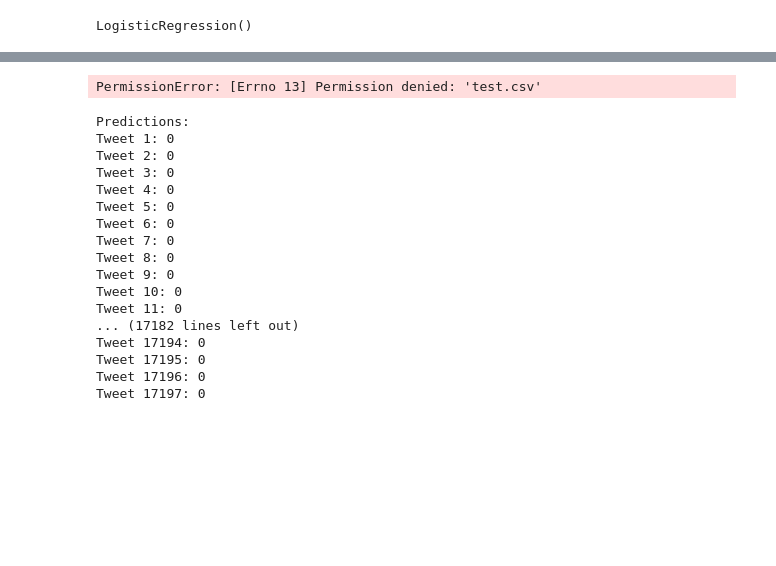
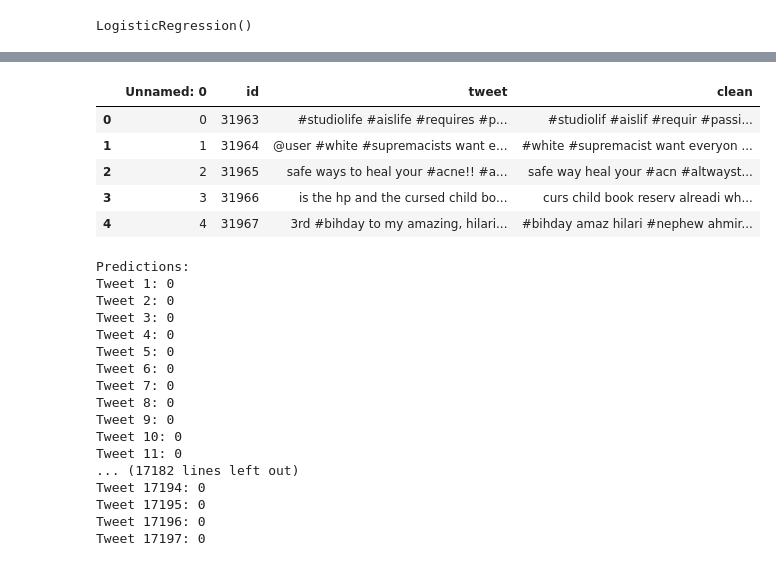
Before and after one commit to AbhinavKumar777/Twitter-Sentiment-Analysis, a Jupyter notebook: Twitter sentiment analysis.ipynb, the cells around one changed output, grey strips where cells are left out. Saved outputs shown, nothing was run; the diff lists cells and outputs as text; code cells hidden in the pictures; blank space fills up the shorter version.

Commit message:
Cleaned the project

```diff
--- a/Twitter sentiment analysis.ipynb
+++ b/Twitter sentiment analysis.ipynb
@@ -229,5 +209,5 @@ Accuracy : 0.9484419972469028
 # %%
-td = pd.read_csv('test.csv')
+td = pd.read_csv(r'data/test.csv')
 td['clean'] = np.vectorize(remove_pattern)(td['tweet'],'@[\w]*')
 td['clean'] = td['clean'].apply(lambda x: " ".join([w for w in clean_text(x).split() if len(w) > 3]))
 td.head()
@@ -241,13 +221,17 @@ td.head()
 # %%
 tokenized_tweet = td['clean'].apply(lambda x: x.split())
 tokenized_tweet = tokenized_tweet.apply(lambda sentence: [stemmer.stem(word) for word in sentence])
-td = td.to_csv('test.csv',index = False)
 for i in range(len(tokenized_tweet)):
     tokenized_tweet[i] = " ".join(tokenized_tweet[i])
 td['clean'] = tokenized_tweet
 td.head()
 # %% [output]
-PermissionError: [Errno 13] Permission denied: 'test.csv'
+|  | Unnamed: 0 | id | tweet | clean |
+| 0 | 0 | 31963 | #studiolife #aislife #requires #p... | #studiolif #aislif #requir #passi... |
+| 1 | 1 | 31964 | @user #white #supremacists want e... | #white #supremacist want everyon ... |
+| 2 | 2 | 31965 | safe ways to heal your #acne!! #a... | safe way heal your #acn #altwayst... |
+| 3 | 3 | 31966 | is the hp and the cursed child bo... | curs child book reserv alreadi wh... |
+| 4 | 4 | 31967 | 3rd #bihday to my amazing, hilari... | #bihday amaz hilari #nephew ahmir... |
 # %%
 bow_vectorizer = CountVectorizer(max_df=0.90, min_df=2, max_features=1000, stop_words='english')
 bow = bow_vectorizer.fit_transform(td['clean'])
```
Also changed, not shown: parts of 6 cells of this notebook, 5 other files.
